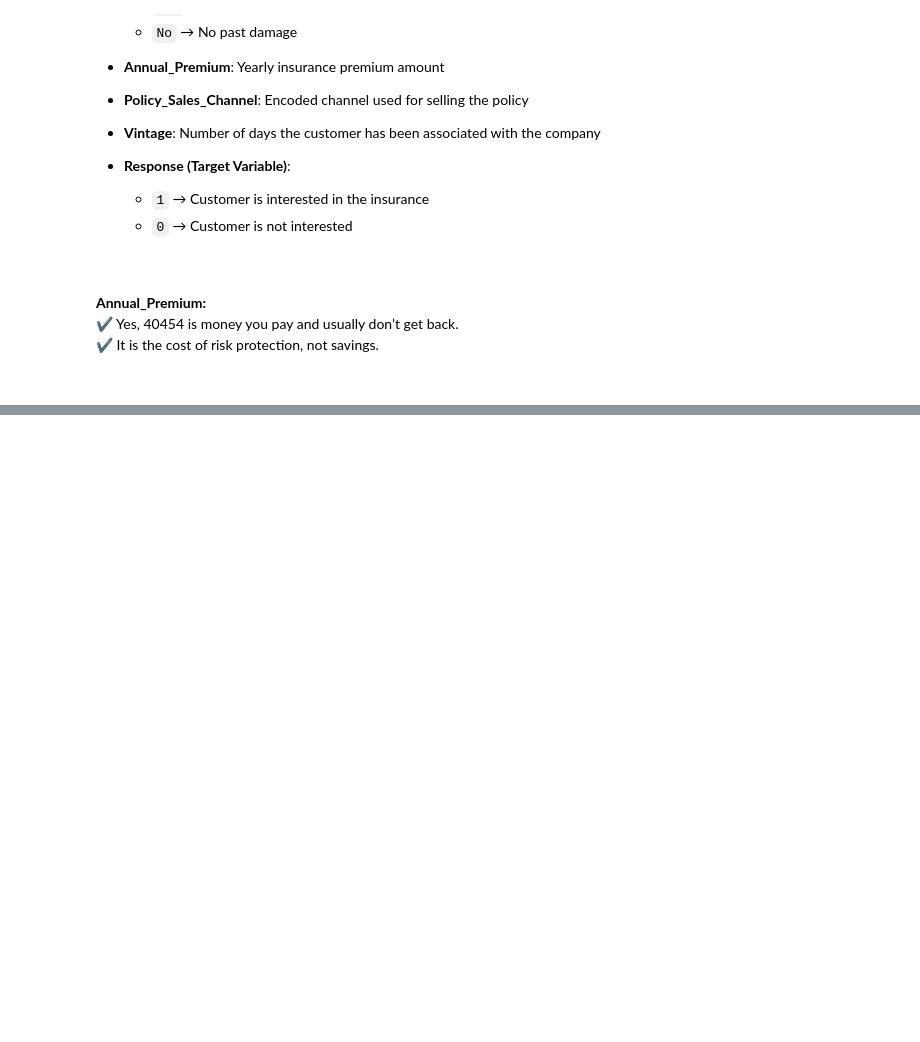
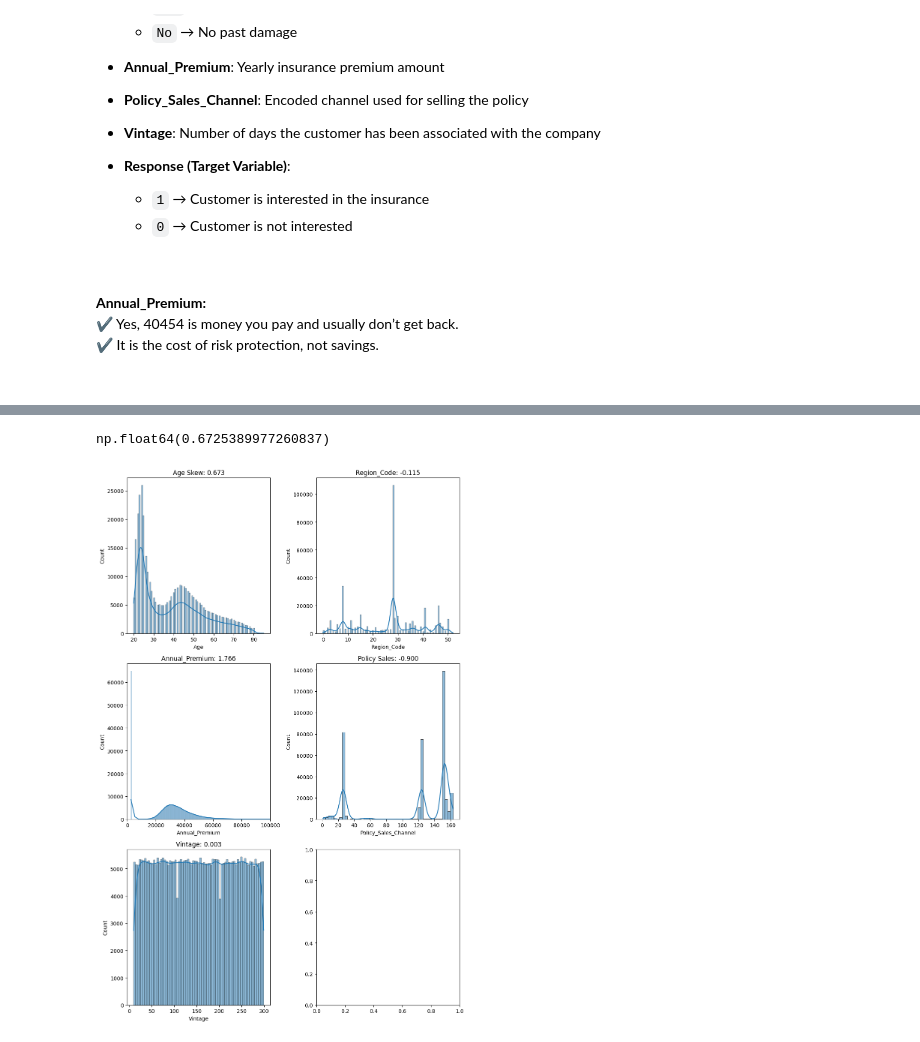
Before and after one commit to yasin-arafat-05/vehicle_insurance_end_2_end_project, a Jupyter notebook: notebook/exp_notebook.ipynb, the cells around one changed output, grey strips where cells are left out. Cells and saved outputs as stored; diff of their text form; code cells hidden in the pictures; blank space fills up the shorter version.

```diff
--- a/notebook/exp_notebook.ipynb
+++ b/notebook/exp_notebook.ipynb
@@ -59,0 +148,5 @@ df.head(2)
+# %%
+
+df = pd.concat([df,pd.get_dummies(df["Gender"],dtype=int)],axis=1)
+df = pd.concat([df,pd.get_dummies(df["Vehicle_Age"],dtype=int)],axis=1)
+df = pd.concat([df,pd.get_dummies(df["Vehicle_Damage"],dtype=int,prefix="Damage")],axis=1)
@@ -59,0 +169,4 @@ df.head(2)
+# %%
+
+
+df_final.drop(columns=["id"],inplace=True)
@@ -59,0 +183,64 @@ df.head(2)
+# %%
+
+df["Age"].skew()
+# %% [output]
+np.float64(0.6725389977260837)
+# %%
+"""
+| Skew Value   | Meaning              | Action        |
+| ------------ | -------------------- | ------------- |
+| −0.5 to +0.5 | Approximately normal | No transform  |
+| 0.5 to 1     | Moderate skew        | Optional      |
+| **> 1**      | **Strong skew**      | **Transform** |
+| > 2          | Extreme              | Mandatory     |
+"""
+
+# ====== see the distribution of numerical features: ======
+fig, ax = plt.subplots(3,2,figsize=(10,15))
+
+
+# ============= Age =============
+# Age Skew: 0.672 Slight Right-Skewed
+    # Most Customers young
+sns.histplot(data=df_final,x="Age",kde=True,ax=ax[0][0])
+ax[0][0].set_title(f"""Age Skew: {df_final['Age'].skew():.3f}""")
+
+
+
+# ============= Region Code =============
+# Region_code: -0.115 Slightly Left-Skewed
+    # Discrete spikes (Weired for numerical data)
+    # Need to treat as categorical data
+sns.histplot(data=df_final,x="Region_Code",kde=True,ax=ax[0][1])
+ax[0][1].set_title(f"""Region_Code: {df_final["Region_Code"].skew():.3f}""")
+
+
+
+# ============= Annual Premium =============
+# Annual Premium: 1.766 Heavy Right-Skewed
+    # Huge Spike at small value
+    # Need transormation
+sns.histplot(data=df_final,x="Annual_Premium",kde=True,ax=ax[1][0])
+ax[1][0].set_xlim(0,100000)
+ax[1][0].set_title(f"""Annual_Premium: {df_final["Annual_Premium"].skew():.3f}""")
+
+
+# ============= Policy Sales Channel =============
+# Policy Sales Channel: -0.9
+    # Maybe treat will be good treat as a categorical column
+sns.histplot(data=df_final,x="Policy_Sales_Channel",kde=True,ax=ax[1][1])
+ax[1][1].set_title(f"""Policy Sales: {df_final["Policy_Sales_Channel"].skew():.3f}""")
+
+
+# ============= Vintage =============
+# Vintage: 0.003
+    # almost uniform
+    # Just need scaling:
+sns.histplot(data=df_final,x="Vintage",kde=True,ax=ax[2][0])
+ax[2][0].set_title(f"""Vintage: {df_final["Vintage"].skew():.3f}""")
+
+
+plt.tight_layout()
+plt.show()
+# %% [output]
+[figure, added]
```
Also changed, not shown: parts of 57 cells of this notebook, 9 other files.
